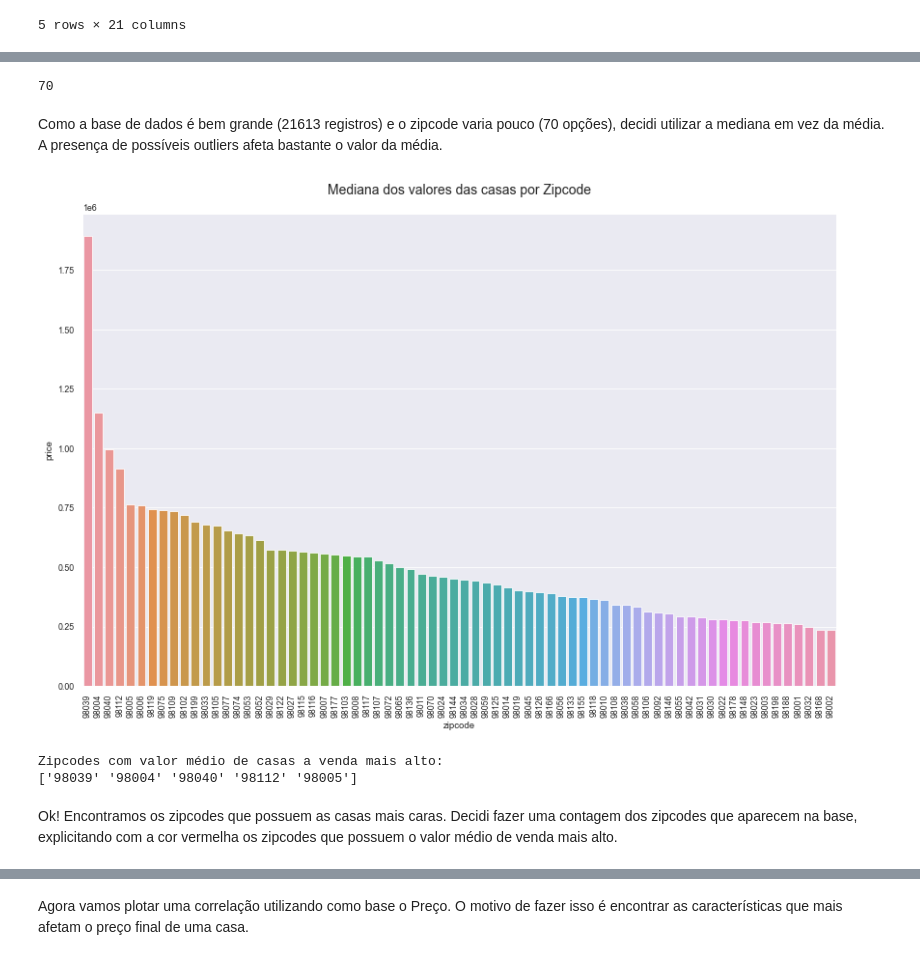
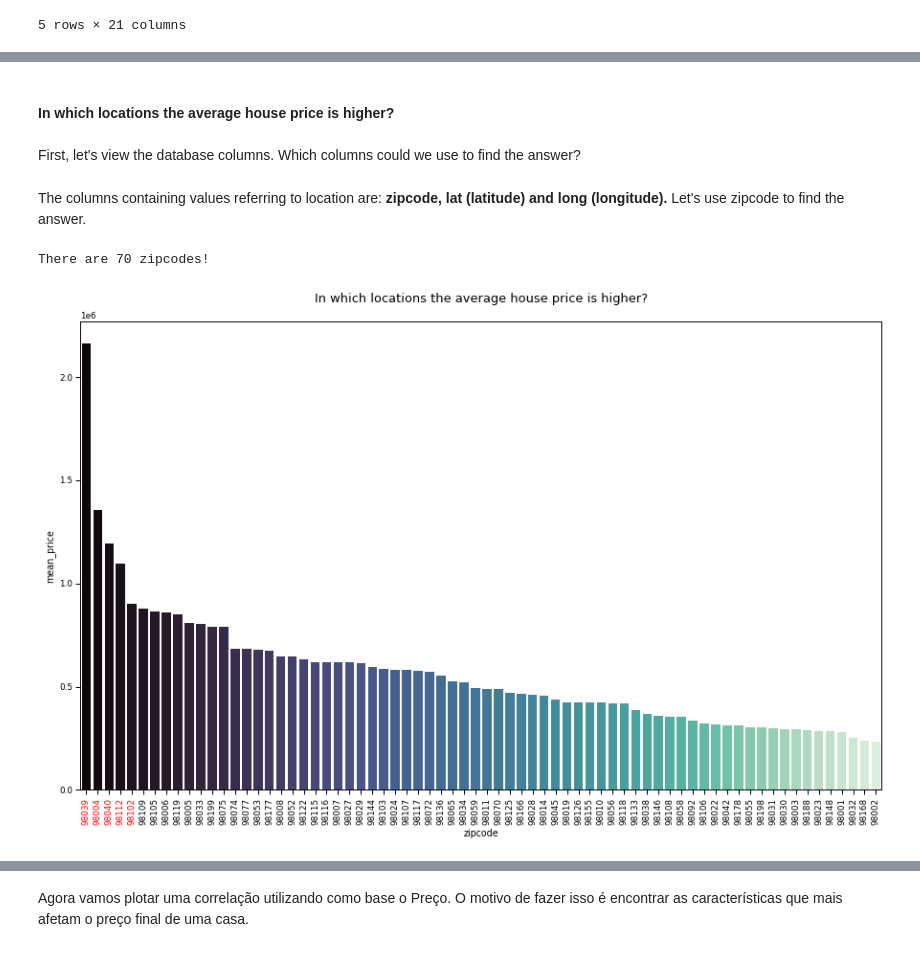
Before and after one commit to cmanfeed/Data-Analytics, a Jupyter notebook: House Sales in King County, USA/House Sales in King County, USA.ipynb, the cells around one changed output, grey strips where cells are left out. Drawn from its saved outputs; the diff is of its cells as text; code cells hidden in the pictures.

Commit message:
house sales in organized

```diff
--- a/House Sales in King County, USA/House Sales in King County, USA.ipynb
+++ b/House Sales in King County, USA/House Sales in King County, USA.ipynb
@@ -11,5 +11,4 @@ import seaborn as sns
 from scipy import stats
 
 sns.set_context("paper")
-sns.set_style("darkgrid")
-sns.set_palette("flare")
+sns.set_palette(sns.color_palette("mako"))
@@ -67,33 +86,36 @@ df.sort_values(by='zipcode')
+# %% [markdown]
+#### In which locations the average house price is higher?
+# %% [markdown]
+First, let's view the database columns. Which columns could we use to find the answer?
+# %% [markdown]
+The columns containing values referring to location are: <b> zipcode, lat (latitude) and long (longitude).</b> Let's use zipcode to find the answer.
 # %%
-len(df.zipcode.unique())
+print(f'There are {len(df.zipcode.unique())} zipcodes!')
 # %% [output]
-70
+There are 70 zipcodes!
-# %% [markdown]
-Como a base de dados é bem grande (21613 registros) e o zipcode varia pouco (70 opções), decidi utilizar a mediana em vez da média. A presença de possíveis outliers afeta bastante o valor da média.
 # %%
-median_price_by_zip = df.groupby('zipcode').price.median().sort_values(ascending=False).reset_index()
+mean_price_by_zip = df.groupby('zipcode').price.mean().sort_values(ascending=False).reset_index()
+mean_price_by_zip.columns = ['zipcode', 'mean_price']
+# %%
+most_expensive_zips = mean_price_by_zip[0:5]['zipcode'].astype('str').unique()
 # %%
-plt.rcParams['figure.figsize'] = [14, 9]
+plt.rcParams['figure.figsize'] = [15, 9]
 
 _ = sns.barplot(x='zipcode',
-                y='price',
-                data=median_price_by_zip,
-                order=median_price_by_zip.zipcode)
+                y='mean_price',
+                data=mean_price_by_zip,
+                order=mean_price_by_zip.zipcode,
+                palette='mako')
 
-_ = plt.xticks(rotation=90)
+plt.xticks(rotation=90)
 
-plt.title('Mediana dos valores das casas por Zipcode',
-          fontdict={'fontsize':14},
+for tick in _.get_xticklabels():
+    if tick.get_text() in most_expensive_zips: tick.set_color('red')
+
+plt.title('In which locations the average house price is higher?',
+          fontdict={'fontsize':13},
           pad=20)
 
 plt.show()
 # %% [output]
-[figure, old version]
+[figure, new version]
-# %%
-most_expensive_zips = median_price_by_zip[0:5]['zipcode'].astype('str').unique()
-print(f'Zipcodes com valor médio de casas a venda mais alto:\n{most_expensive_zips}')
-# %% [output]
-Zipcodes com valor médio de casas a venda mais alto:
-['98039' '98004' '98040' '98112' '98005']
-# %% [markdown]
-Ok! Encontramos os zipcodes que possuem as casas mais caras. Decidi fazer uma contagem dos zipcodes que aparecem na base, explicitando com a cor vermelha os zipcodes que possuem o valor médio de venda mais alto.
```
Also changed, not shown: parts of 67 cells of this notebook.
